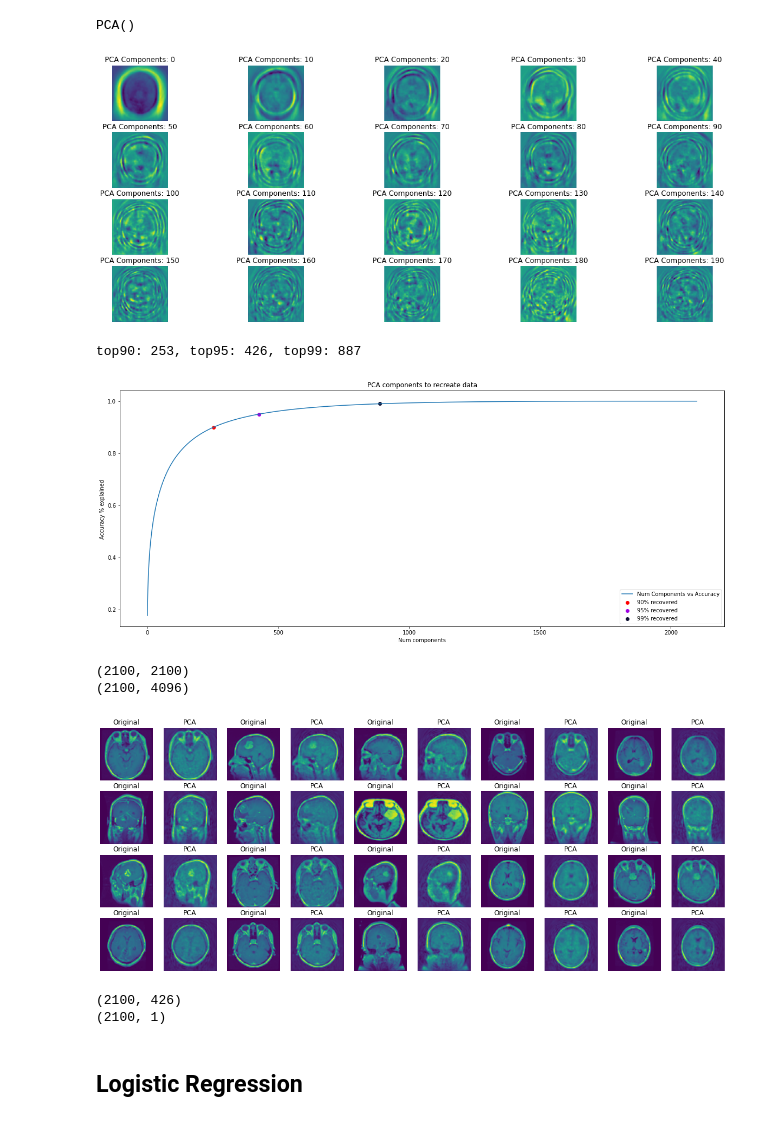
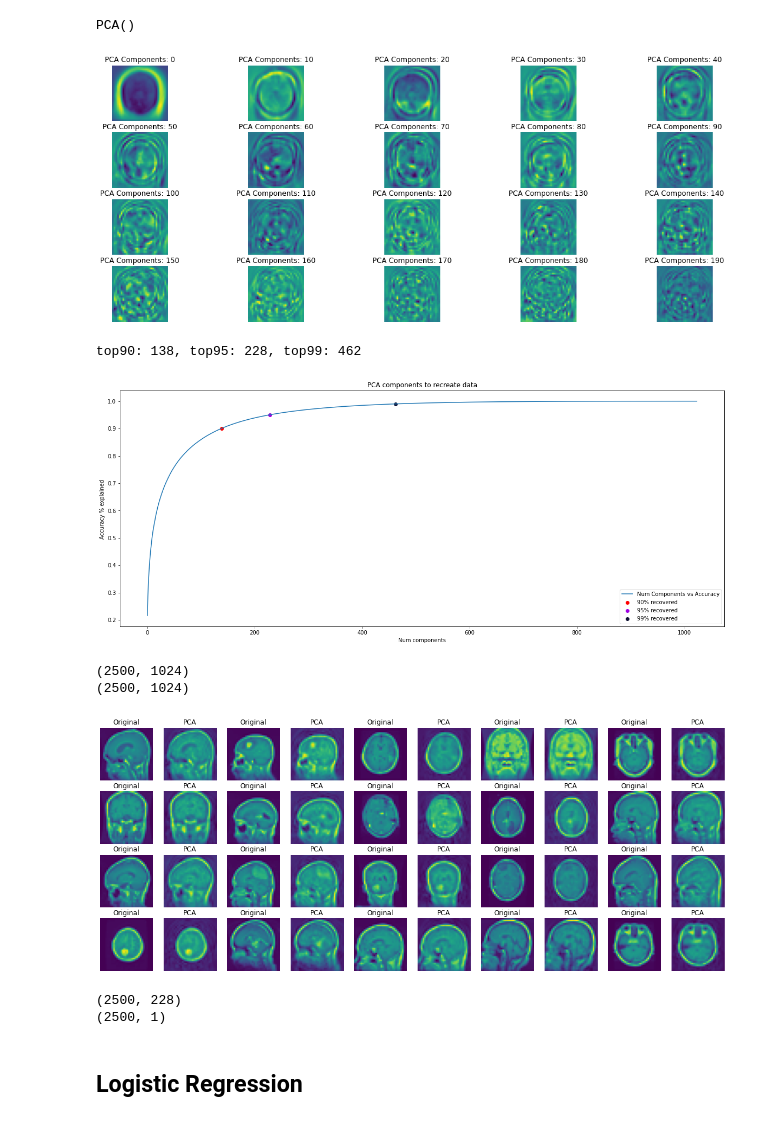
Before and after one commit to Shahak-Kuba/CAB420_Group, a Jupyter notebook: PCA_LOGISTIC_Tumor_Classifier.ipynb, the cells around one changed output. Cells and saved outputs as stored; diff of their text form; code cells hidden in the pictures.

```diff
--- a/PCA_LOGISTIC_Tumor_Classifier.ipynb
+++ b/PCA_LOGISTIC_Tumor_Classifier.ipynb
@@ -3,11 +3,11 @@
 # %%
 from Tumor_Classifier_Utils import *
 # %%
-data_train = scio.loadmat('Data/tumor_train_data.mat')
-data_val = scio.loadmat('Data/tumor_val_data.mat')
-data_test = scio.loadmat('Data/tumor_test_data.mat')
+data_train = scio.loadmat('Data/tumor_train_data_32.mat')
+data_val = scio.loadmat('Data/tumor_val_data_32.mat')
+data_test = scio.loadmat('Data/tumor_test_data_32.mat')
 
-N = 64 # image size (64x64 after preprocessing)
+N = 32 # image size (64x64 after preprocessing)
 num_classes = 4; # how many different types of classifications we have
 # %%
 fig = plt.figure(figsize=[10, 10])
@@ -35,9 +35,9 @@ print(test.shape)
 # %% [markdown]
 ## Formatting for PCA
 # %%
-train_PCA = np.reshape(train[:,:,:,:], (2100, -1))
-val_PCA = np.reshape(val[:,:,:,:], (550, -1))
-test_PCA = np.reshape(test[:,:,:,:], (550, -1))
+train_PCA = np.reshape(train[:,:,:,:], (2500, -1))
+val_PCA = np.reshape(val[:,:,:,:], (500, -1))
+test_PCA = np.reshape(test[:,:,:,:], (264, -1))
 
 print(train_PCA.shape)
 print(val_PCA.shape)
@@ -57,12 +57,12 @@ PCA()
 fig = plt.figure(figsize=[20, 8])
 for i in range(20):
     ax = fig.add_subplot(4, 5, i + 1)
-    pc = np.reshape(pca.components_[i*10,:], (64, 64))
+    pc = np.reshape(pca.components_[i*10,:], (N, N))
     ax.imshow(pc)
     ax.set_title("PCA Components: " + str(i*10))
     plt.axis('off')
 # %% [output]
-[figure, old version]
+[figure, new version]
 # %%
 transformed_train = pca.transform(train_PCA)
 transformed_val = pca.transform(val_PCA)
@@ -75,31 +75,31 @@ top99 = np.where(cumulative_sum > 0.99)[0][0]
 # %%
 plot_cumulative_sum(cumulative_sum, top90, top95, top99)
 # %% [output]
-top90: 253, top95: 426, top99: 887
+top90: 138, top95: 228, top99: 462
-[figure, old version]
+[figure, new version]
 # %%
 transformed_train_95 = transformed_train
 transformed_train_95[:,top95+1:] = 0
 print(transformed_train_95.shape)
 
 transform_top95_generate = pca.inverse_transform(transformed_train_95)
 print(transform_top95_generate.shape)
 
 fig = plt.figure(figsize=[20, 8])
 for i in range(20):
     ax = fig.add_subplot(4, 10, 2*i + 1)
-    ax.imshow(np.reshape(train_PCA[i,:], (64,64)))
+    ax.imshow(np.reshape(train_PCA[i,:], (N,N)))
     ax.set_title('Original')
     ax.axis('off')
     ax = fig.add_subplot(4, 10, 2*i + 2)
-    pc = np.reshape(transform_top95_generate[i,:], (64, 64))
+    pc = np.reshape(transform_top95_generate[i,:], (N, N))
     ax.imshow(pc)
     ax.set_title('PCA')
     ax.axis('off')
 # %% [output]
-(2100, 2100)
-(2100, 4096)
+(2500, 1024)
+(2500, 1024)
-[figure, old version]
+[figure, new version]
 # %%
 # choose to use 95% recreation
 transformed_train_95 = transformed_train[:, 0:top95]
@@ -109,7 +109,7 @@ transformed_test_95 = transformed_test[:, 0:top95]
 print(transformed_train_95.shape)
 print(train_y.shape)
 # %% [output]
-(2100, 426)
-(2100, 1)
+(2500, 228)
+(2500, 1)
 # %% [markdown]
 ## Logistic Regression
```
Also changed, not shown: parts of 16 cells of this notebook, 5 other files.
